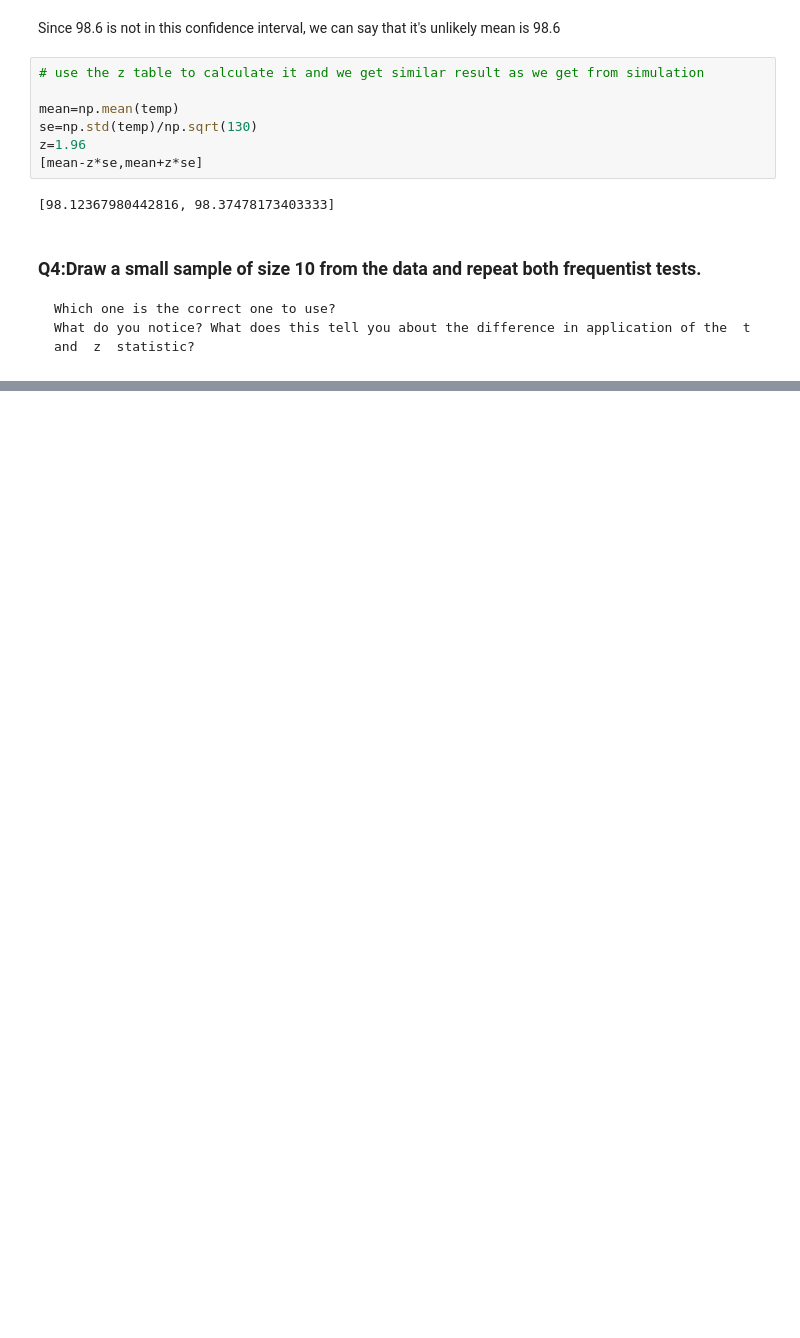
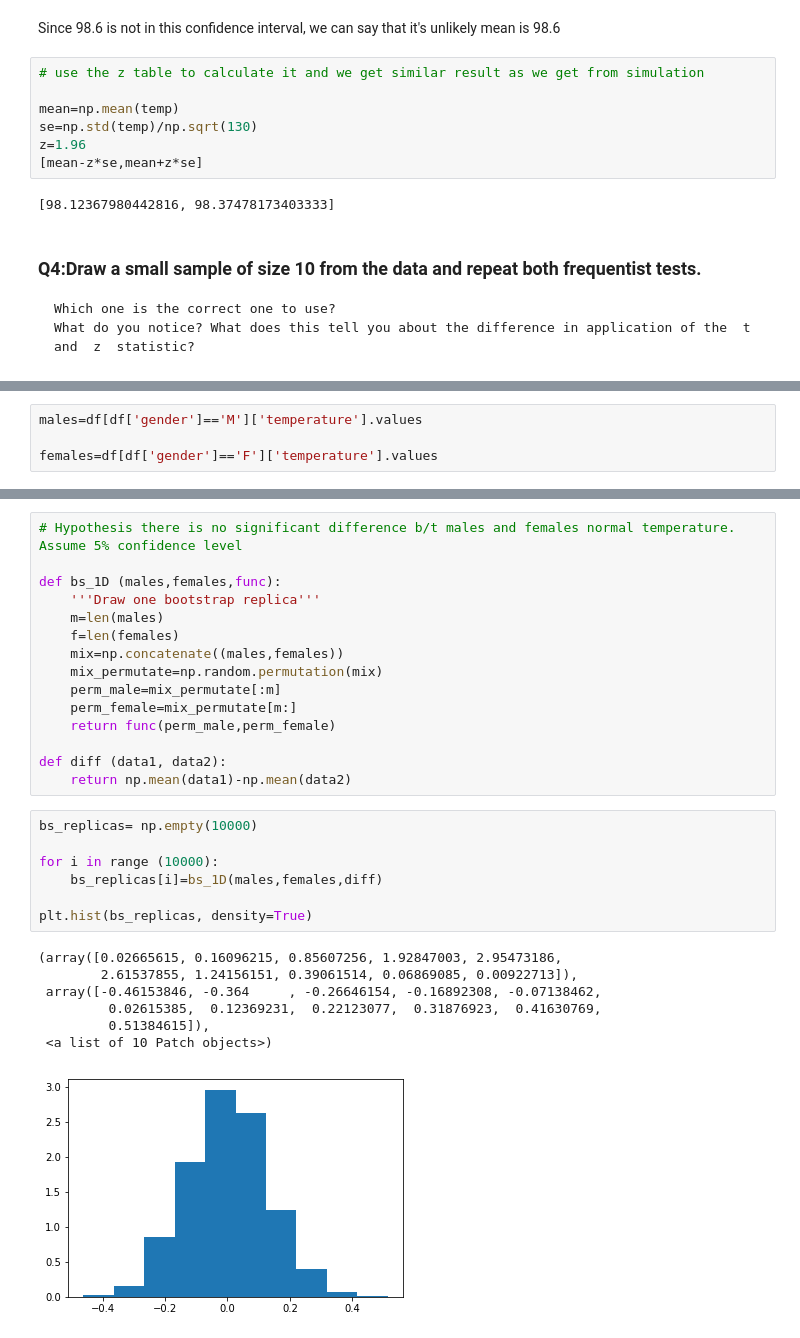
Before and after one commit to kalpananagireddy/Springboard-DataScience-Bootcamp, a Jupyter notebook: EDA_human_temperature/sliderule_dsi_inferential_statistics_exercise_1.ipynb, the cells around one changed output, grey strips where cells are left out. Drawn from its saved outputs; the diff is of its cells as text; blank space fills up the shorter version.

```diff
--- a/EDA_human_temperature/sliderule_dsi_inferential_statistics_exercise_1.ipynb
+++ b/EDA_human_temperature/sliderule_dsi_inferential_statistics_exercise_1.ipynb
@@ -228,0 +240,4 @@ array([97.8, 98.7])
+# %%
+males=df[df['gender']=='M']['temperature'].values
+
+females=df[df['gender']=='F']['temperature'].values
@@ -228,0 +251,30 @@ array([97.8, 98.7])
+# %%
+# Hypothesis there is no significant difference b/t males and females normal temperature. Assume 5% confidence level
+
+def bs_1D (males,females,func):
+    '''Draw one bootstrap replica'''
+    m=len(males)
+    f=len(females)
+    mix=np.concatenate((males,females))
+    mix_permutate=np.random.permutation(mix)
+    perm_male=mix_permutate[:m]
+    perm_female=mix_permutate[m:]
+    return func(perm_male,perm_female)
+
+def diff (data1, data2):
+    return np.mean(data1)-np.mean(data2)
+# %%
+bs_replicas= np.empty(10000)
+
+for i in range (10000):
+    bs_replicas[i]=bs_1D(males,females,diff)
+
+plt.hist(bs_replicas, density=True)
+# %% [output]
+(array([0.02665615, 0.16096215, 0.85607256, 1.92847003, 2.95473186,
+        2.61537855, 1.24156151, 0.39061514, 0.06869085, 0.00922713]),
+ array([-0.46153846, -0.364     , -0.26646154, -0.16892308, -0.07138462,
+         0.02615385,  0.12369231,  0.22123077,  0.31876923,  0.41630769,
+         0.51384615]),
+ <a list of 10 Patch objects>)
+[figure, added]
```
Also changed, not shown: parts of 17 cells of this notebook.
